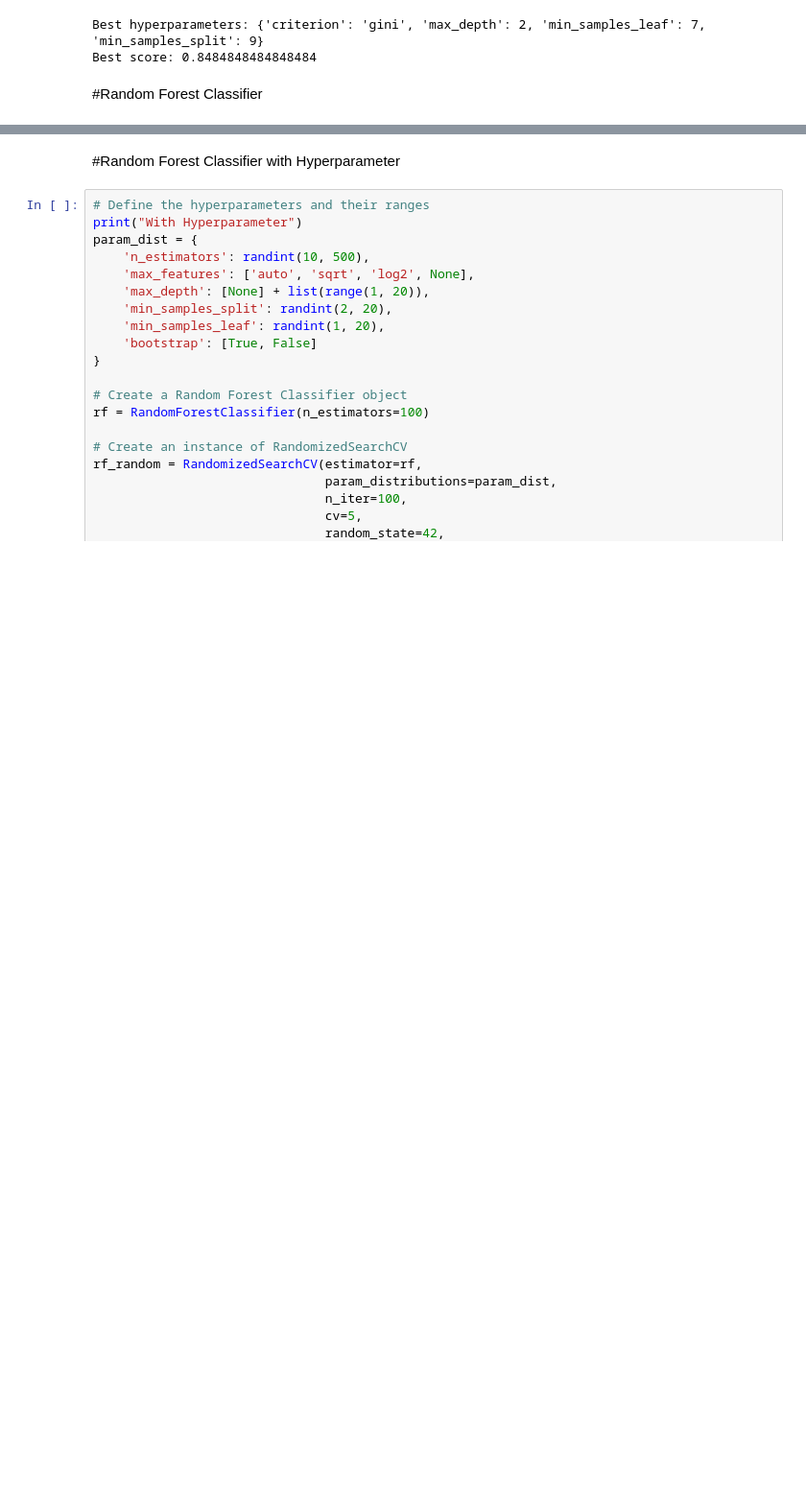
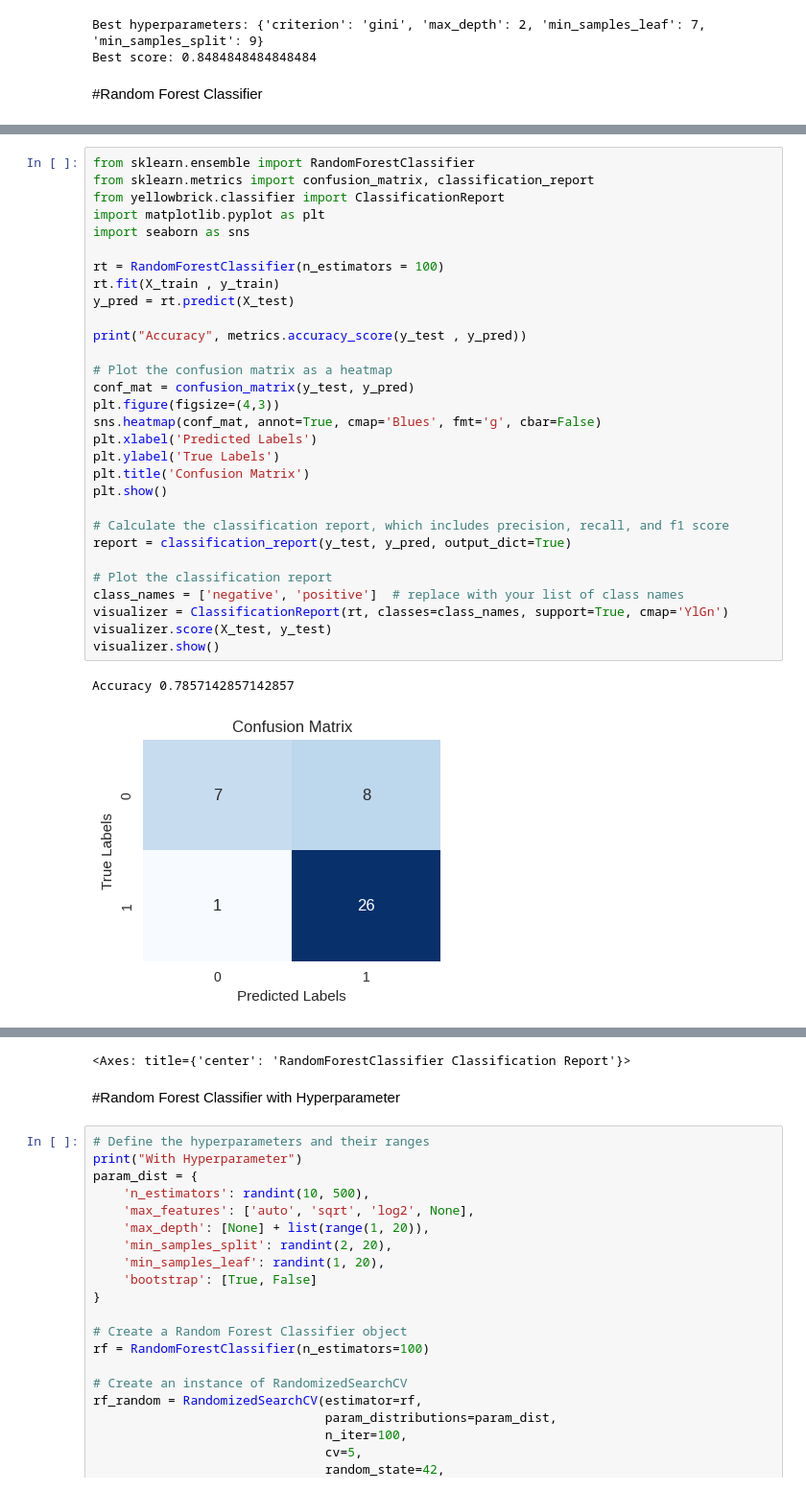
Before and after one commit to Niraj2003/MachineLearning, a Jupyter notebook: ML_PBL_2_0.ipynb, the cells around one changed output, grey strips where cells are left out. Shown at 96% size. Cells and saved outputs as stored; diff of their text form; blank space fills up the shorter version.

```diff
--- a/ML_PBL_2_0.ipynb
+++ b/ML_PBL_2_0.ipynb
@@ -347,0 +429,33 @@ Accuracy 0.8333333333333334
+# %%
+from sklearn.ensemble import RandomForestClassifier
+from sklearn.metrics import confusion_matrix, classification_report
+from yellowbrick.classifier import ClassificationReport
+import matplotlib.pyplot as plt
+import seaborn as sns
+
+rt = RandomForestClassifier(n_estimators = 100)
+rt.fit(X_train , y_train)
+y_pred = rt.predict(X_test)
+
+print("Accuracy", metrics.accuracy_score(y_test , y_pred))
+
+# Plot the confusion matrix as a heatmap
+conf_mat = confusion_matrix(y_test, y_pred)
+plt.figure(figsize=(4,3))
+sns.heatmap(conf_mat, annot=True, cmap='Blues', fmt='g', cbar=False)
+plt.xlabel('Predicted Labels')
+plt.ylabel('True Labels')
+plt.title('Confusion Matrix')
+plt.show()
+
+# Calculate the classification report, which includes precision, recall, and f1 score
+report = classification_report(y_test, y_pred, output_dict=True)
+
+# Plot the classification report
+class_names = ['negative', 'positive']  # replace with your list of class names
+visualizer = ClassificationReport(rt, classes=class_names, support=True, cmap='YlGn')
+visualizer.score(X_test, y_test)
+visualizer.show()
+# %% [output]
+Accuracy 0.7857142857142857
+[figure, added]
@@ -348,3 +463,4 @@ Accuracy 0.8333333333333334
+<Axes: title={'center': 'RandomForestClassifier Classification Report'}>
 # %% [markdown]
 #Random Forest Classifier with Hyperparameter
 # %%
```
Also changed, not shown: parts of 10 cells of this notebook.
